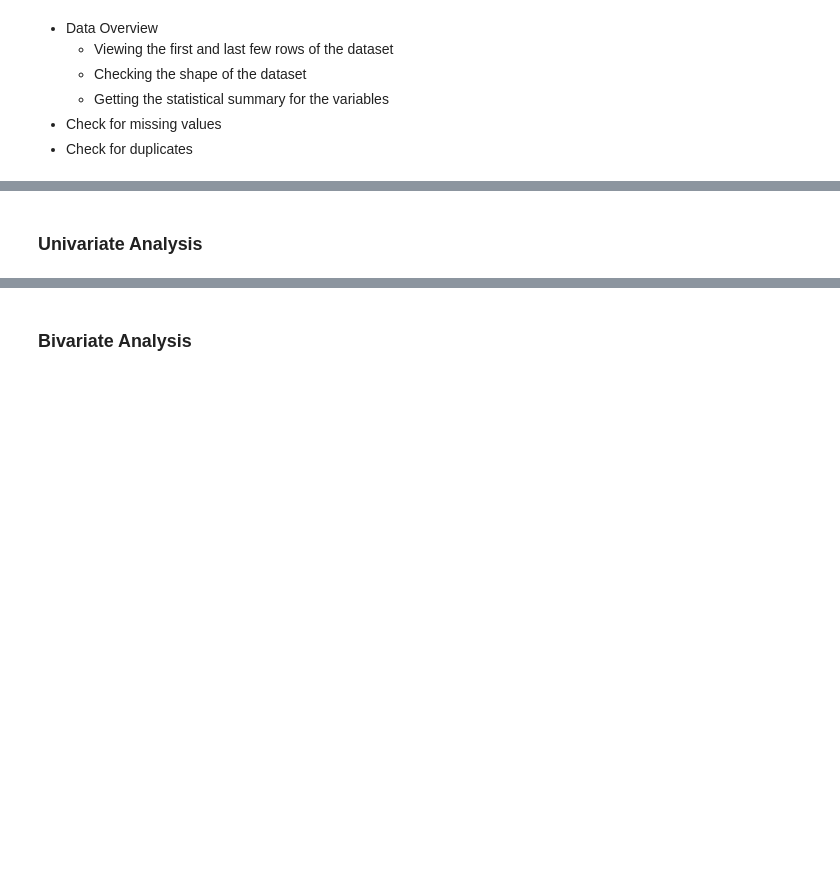
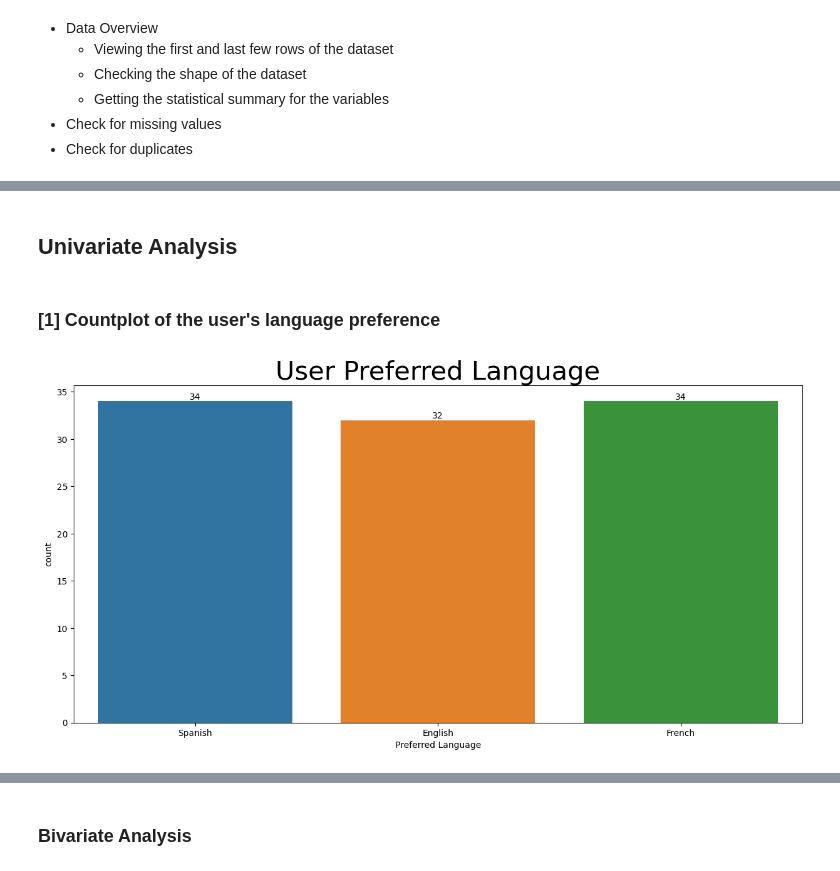
Before and after one commit to YatikT/Coursework, a Jupyter notebook: Project File Stats.ipynb, the cells around one changed output, grey strips where cells are left out. Drawn from its saved outputs; the diff is of its cells as text; code cells hidden in the pictures; blank space fills up the shorter version.

```diff
--- a/Project File Stats.ipynb
+++ b/Project File Stats.ipynb
@@ -122,2 +122,14 @@ dtype: int64
 # %% [markdown]
-### Univariate Analysis
+## Univariate Analysis
+# %% [markdown]
+### [1] Countplot of the user's language preference
+# %%
+plt.figure(figsize=(15,7)) # Establish Plot Area
+fig1 = sns.countplot(data=df,x='language_preferred') # Create a countplot
+
+# Adding graph title, axis label and value labels
+plt.xlabel('Preferred Language')
+plt.title('User Preferred Language', fontsize = 30)
+fig1.bar_label(fig1.containers[0], label_type='edge');
+# %% [output]
+[figure, added]
```
Also changed, not shown: parts of 20 cells of this notebook.
